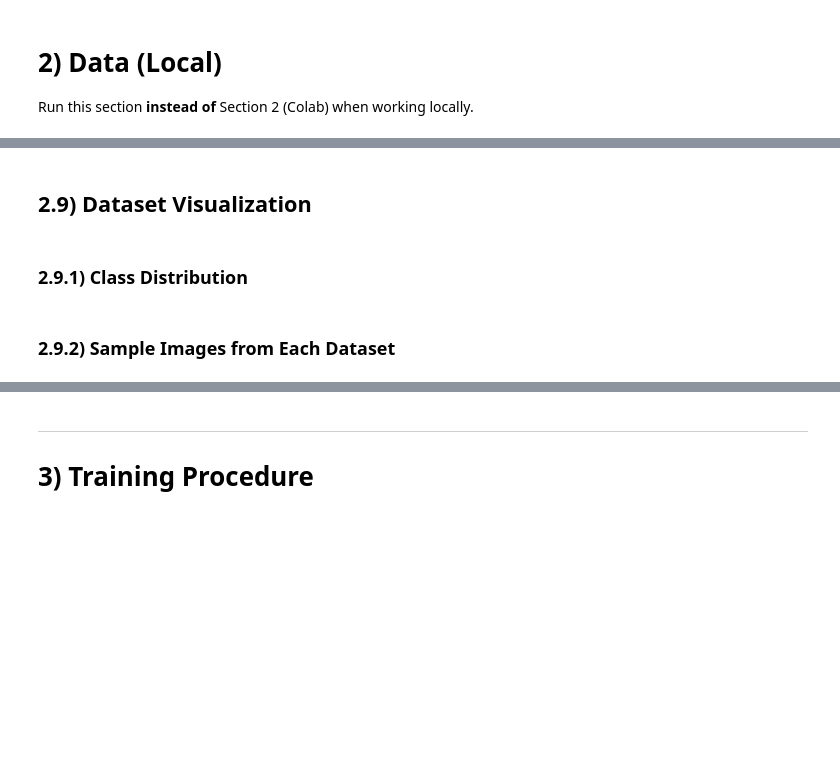
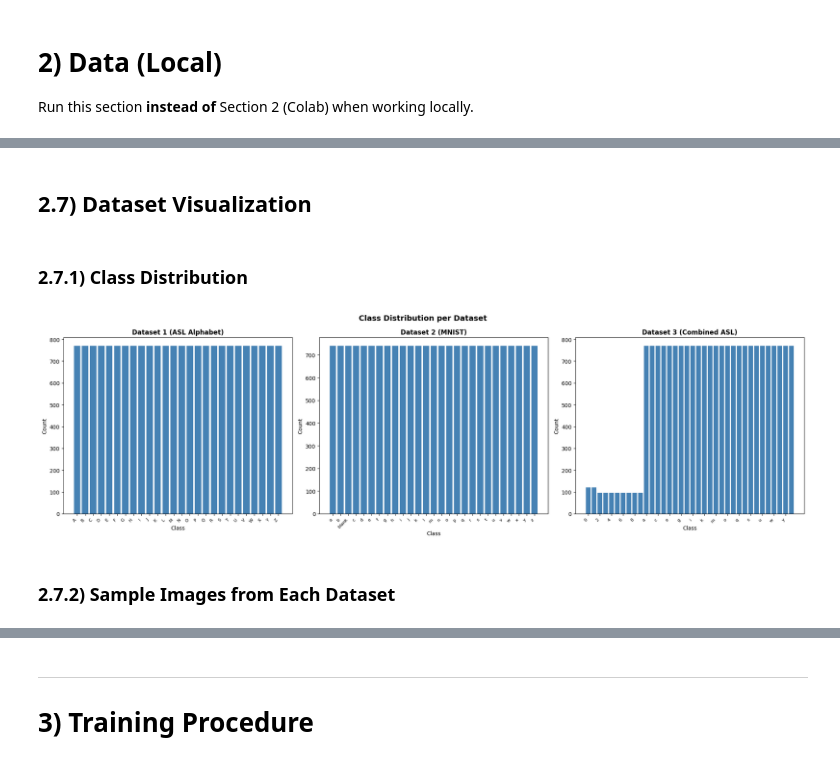
Before and after one commit to RealBJr/sign-language-classifier, a Jupyter notebook: model.ipynb, the cells around one changed output, grey strips where cells are left out. Drawn from its saved outputs; the diff is of its cells as text; code cells hidden in the pictures; blank space fills up the shorter version.

```diff
--- a/model.ipynb
+++ b/model.ipynb
@@ -314,8 +314,8 @@ import kagglehub
 path1 = kagglehub.dataset_download("grassknoted/asl-alphabet")
 print("Path to Dataset 1:", path1)
 
-path2 = kagglehub.dataset_download("risangbaskoro/wlasl-processed")
-print("Path to Dataset 2:", path2)
+path2 = kagglehub.dataset_download("lexset/synthetic-asl-alphabet")
+print("Path to New Dataset 2:", path2)
 
 path3 = kagglehub.dataset_download("vignonantoine/combinedasldatasets")
 print("Path to Dataset 3:", path3)
@@ -492,10 +517,17 @@ data_transforms = transforms.Compose([
 # %%
 from torchvision import datasets
-
 dataset_path = os.path.join(os.getcwd(), 'datasets')
 
+# Load Dataset 1
+# The dataset may be nested (dataset1/asl_alphabet_train/asl_alphabet_train/)
+# This helper finds the folder that contains class subfolders (A, B, C, ...)
+train_dataset1 = datasets.ImageFolder(
+    root=os.path.join(dataset_path, 'dataset1_subsampled'),
+    transform=data_transforms
+)
+
 train_dataset2 = datasets.ImageFolder(
-    root=os.path.join(dataset_path, 'dataset2_images'),
+    root=os.path.join(dataset_path, 'dataset2_subsampled'),
     transform=data_transforms
 )
 
@@ -504,5 +536,6 @@ train_dataset3 = datasets.ImageFolder(
     transform=data_transforms
 )
 
-print(f"Dataset 2 (WLASL) Ready: {len(train_dataset2)} images")
-print(f"Dataset 3 (Combined) Ready: {len(train_dataset3)} images")
+print(f"Dataset 1 (ASL Alphabet) Ready: {len(train_dataset1)} images, {len(train_dataset1.classes)} classes")
+print(f"Dataset 2 (WLASL) Ready: {len(train_dataset2)} images, {len(train_dataset2.classes)} classes")
+print(f"Dataset 3 (Combined) Ready: {len(train_dataset3)} images, {len(train_dataset3.classes)} classes")
@@ -552,17 +588,0 @@ for item in os.listdir(dataset1_path):
-# %%
-# Load Dataset 1
-# The dataset may be nested (dataset1/asl_alphabet_train/asl_alphabet_train/)
-# This helper finds the folder that contains class subfolders (A, B, C, ...)
-
-def find_image_folder_root(base_path):
-    for root, dirs, files in os.walk(base_path):
-        if len(dirs) >= 26:  # At least 26 letter classes
-            return root
-    return base_path
-
-dataset1_root = find_image_folder_root(dataset1_path)
-print(f"Using root: {dataset1_root}")
-print(f"Classes found: {sorted(os.listdir(dataset1_root))[:10]}...")
-
-train_dataset1 = datasets.ImageFolder(root=dataset1_root, transform=data_transforms) # this will apply the transform at the same time it loads
-print(f"\nDataset 1 (ASL Alphabet) Ready: {len(train_dataset1)} images, {len(train_dataset1.classes)} classes")
@@ -615,43 +627,45 @@ info_df
 # %% [markdown]
-## 2.9) Dataset Visualization
+## 2.7) Dataset Visualization
 # %% [markdown]
-### 2.9.1) Class Distribution
+### 2.7.1) Class Distribution
 # %%
 import matplotlib.pyplot as plt
 from collections import Counter
 
 fig, axes = plt.subplots(1, 3, figsize=(20, 6))
 
 datasets_info = [
     ('Dataset 1 (ASL Alphabet)', train_dataset1),
-    ('Dataset 2 (WLASL)', train_dataset2),
+    ('Dataset 2 (MNIST)', train_dataset2),
     ('Dataset 3 (Combined ASL)', train_dataset3),
 ]
 
 for ax, (name, ds) in zip(axes, datasets_info):
     class_counts = Counter(ds.targets)
     classes = [ds.classes[i] for i in sorted(class_counts.keys())]
     counts = [class_counts[i] for i in sorted(class_counts.keys())]
 
     ax.bar(range(len(classes)), counts, color='steelblue')
     ax.set_title(name, fontsize=12, fontweight='bold')
     ax.set_xlabel('Class')
     ax.set_ylabel('Count')
 
     # Show subset of x-tick labels if many classes
     if len(classes) > 20:
         step = max(len(classes) // 15, 1)
         ax.set_xticks(range(0, len(classes), step))
         ax.set_xticklabels([classes[i] for i in range(0, len(classes), step)], rotation=45, ha='right', fontsize=8)
     else:
         ax.set_xticks(range(len(classes)))
         ax.set_xticklabels(classes, rotation=45, ha='right', fontsize=8)
 
 plt.suptitle('Class Distribution per Dataset', fontsize=14, fontweight='bold')
 plt.tight_layout()
 plt.show()
+# %% [output]
+[figure, added]
 # %% [markdown]
-### 2.9.2) Sample Images from Each Dataset
+### 2.7.2) Sample Images from Each Dataset
 # %%
 import matplotlib.pyplot as plt
 import numpy as np
```
Also changed, not shown: parts of 53 cells of this notebook.
